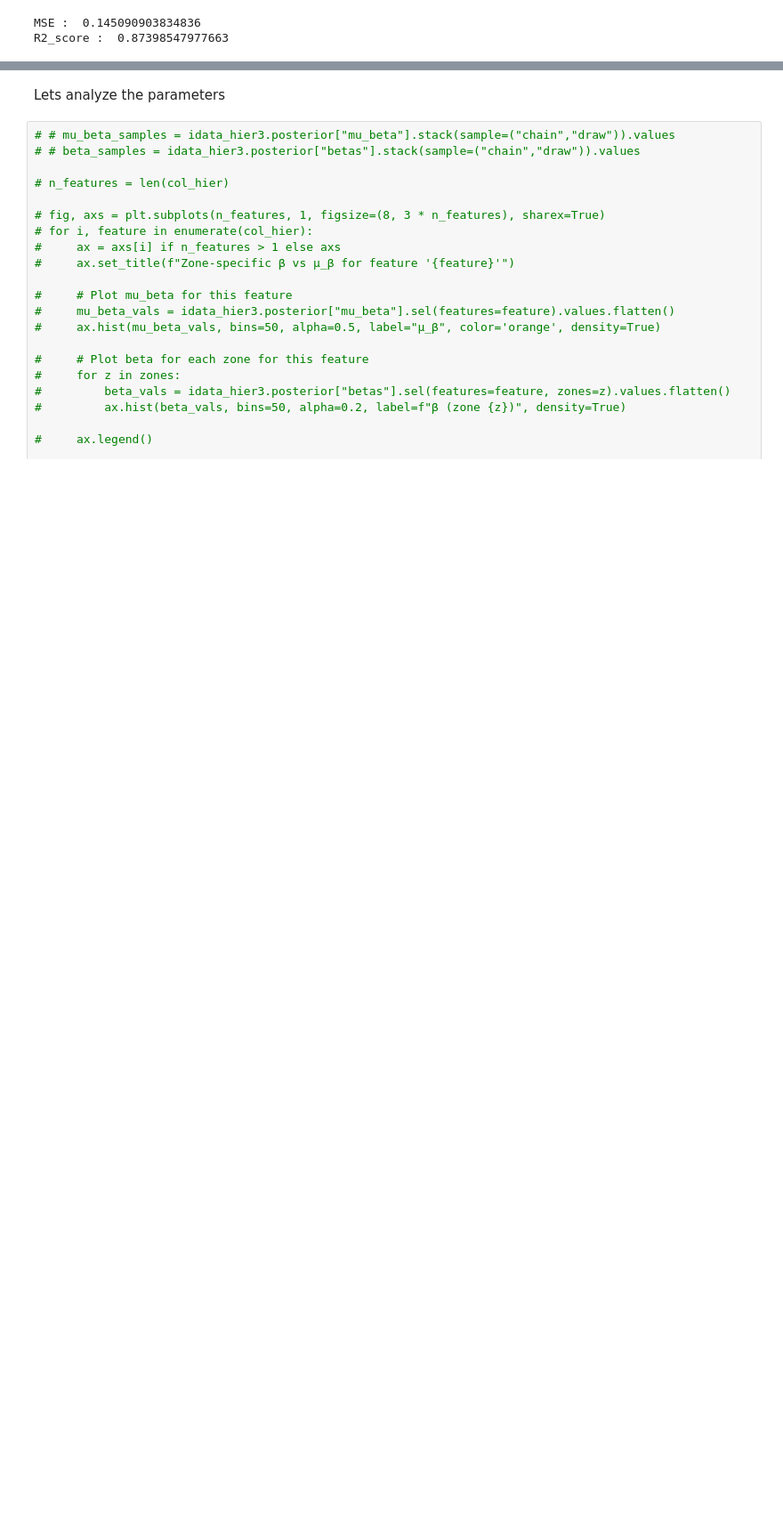
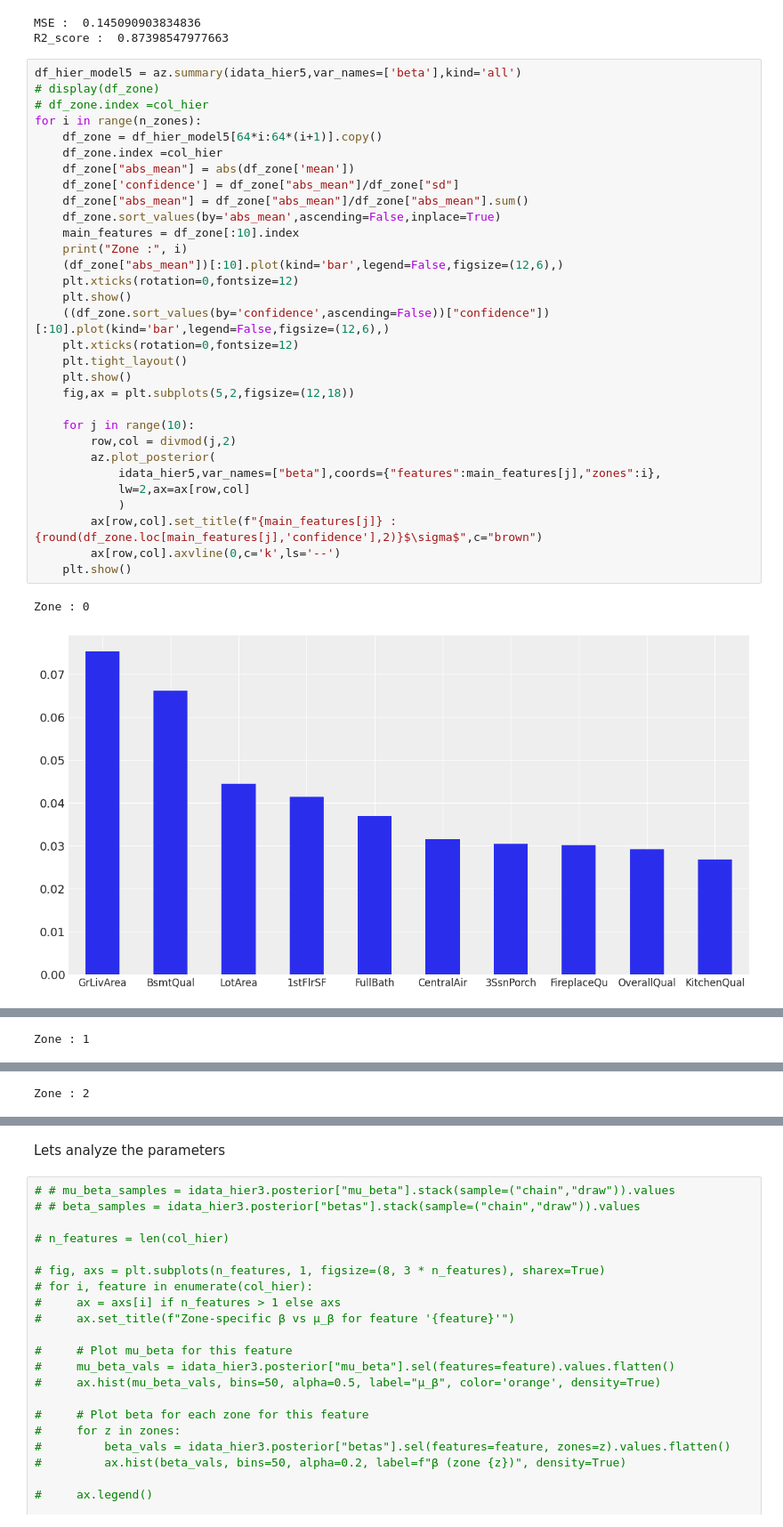
Before and after one commit to hub4akhil/PyMC_projects, a Jupyter notebook: housing_price/hierarchical_modeling.ipynb, the cells around one changed output, grey strips where cells are left out. Shown at 89% size. Drawn from its saved outputs; the diff is of its cells as text; blank space fills up the shorter version.

Commit message:
model 5 parameter significance

```diff
--- a/housing_price/hierarchical_modeling.ipynb
+++ b/housing_price/hierarchical_modeling.ipynb
@@ -449,3 +449,37 @@ Sampling: []
 [interactive output not drawn]
 MSE :  0.145090903834836
 R2_score :  0.87398547977663
+# %%
+df_hier_model5 = az.summary(idata_hier5,var_names=['beta'],kind='all')
+# display(df_zone)
+# df_zone.index =col_hier
+for i in range(n_zones):
+    df_zone = df_hier_model5[64*i:64*(i+1)].copy()
+    df_zone.index =col_hier
+    df_zone["abs_mean"] = abs(df_zone['mean'])
+    df_zone['confidence'] = df_zone["abs_mean"]/df_zone["sd"]
+    df_zone["abs_mean"] = df_zone["abs_mean"]/df_zone["abs_mean"].sum()
+    df_zone.sort_values(by='abs_mean',ascending=False,inplace=True)
+    main_features = df_zone[:10].index
+    print("Zone :", i)
+    (df_zone["abs_mean"])[:10].plot(kind='bar',legend=False,figsize=(12,6),)
+    plt.xticks(rotation=0,fontsize=12)
+    plt.show()
+    ((df_zone.sort_values(by='confidence',ascending=False))["confidence"])[:10].plot(kind='bar',legend=False,figsize=(12,6),)
+    plt.xticks(rotation=0,fontsize=12)
+    plt.tight_layout()
+    plt.show()
+    fig,ax = plt.subplots(5,2,figsize=(12,18))
+
+    for j in range(10):
+        row,col = divmod(j,2)
+        az.plot_posterior(
+            idata_hier5,var_names=["beta"],coords={"features":main_features[j],"zones":i},
+            lw=2,ax=ax[row,col]
+            )
+        ax[row,col].set_title(f"{main_features[j]} : {round(df_zone.loc[main_features[j],'confidence'],2)}$\sigma$",c="brown")
+        ax[row,col].axvline(0,c='k',ls='--')
+    plt.show()
+# %% [output]
+Zone : 0
+[figure, added]
@@ -451,0 +488 @@ R2_score :  0.87398547977663
+Zone : 1
@@ -451,0 +492 @@ R2_score :  0.87398547977663
+Zone : 2
```
Also changed, not shown: parts of 5 cells of this notebook, 2 other files.
